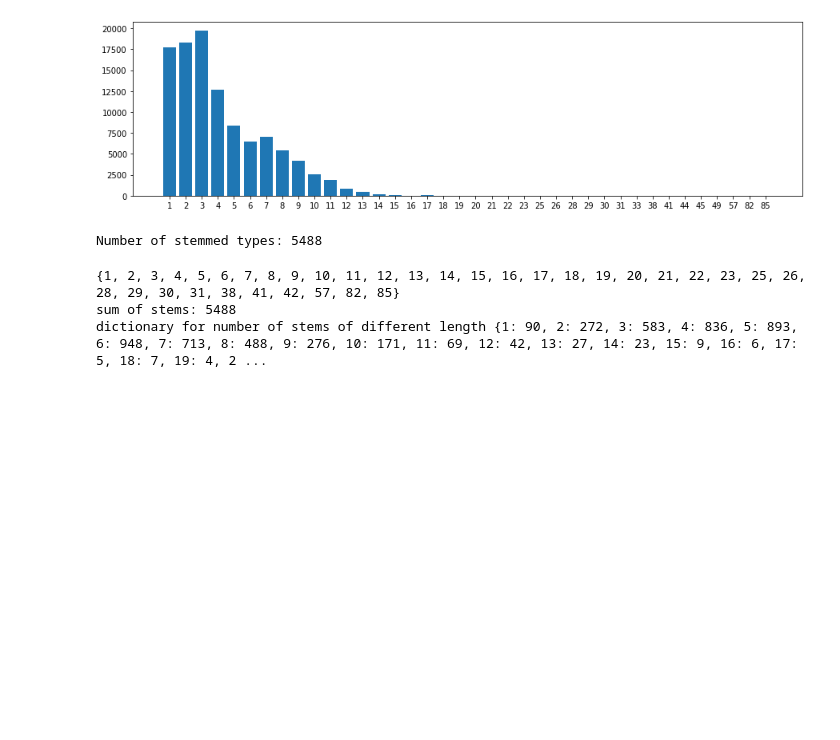
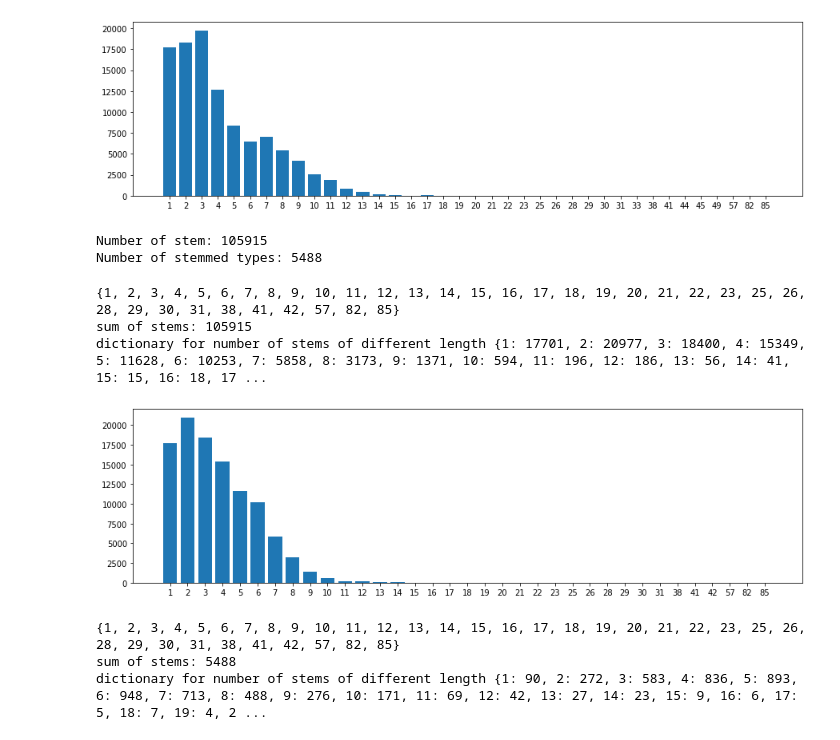
Before and after one commit to hongyurain/NLP_proj, a Jupyter notebook: Proj1/Data_analysis_LawCases.ipynb, the cells around one changed output. Drawn from its saved outputs; the diff is of its cells as text; code cells hidden in the pictures; blank space fills up the shorter version.

Commit message:
create graphs

```diff
--- a/Proj1/Data_analysis_LawCases.ipynb
+++ b/Proj1/Data_analysis_LawCases.ipynb
@@ -75,12 +75,50 @@ dictionary for number of tokens of different length {1: 17701, 2: 18310, 3: 1975
 # %%
 #stemming
 stemmer = nltk.stem.porter.PorterStemmer()
+stems=list()
+for token in tokens:
+    stems.append(stemmer.stem(token))
+print ('Number of stem: '+ str(len(stems)))
 stemmed_types= set()
 for token_type in token_types:
     stemmed_types.add(stemmer.stem(token_type))
 print ('Number of stemmed types: '+ str(len(stemmed_types)))
 # %% [output]
+Number of stem: 105915
 Number of stemmed types: 5488
+# %%
+Len_stem=set()
+
+for stem in stems:
+    Len_stem.add(len(stem))
+list(Len_stem)
+print(Len_stem)
+
+num_stem=dict()
+sum_stem=0
+for length in Len_stem:
+    count=0
+    for stem in stems:
+        if(len(stem)==length):
+            count=count+1
+    sum_stem=sum_stem+count
+    num_stem[length]=count
+print("sum of stems:",sum_stem)
+print("dictionary for number of stems of different length",num_stem)
+
+stem_length = list(num_stem.keys())
+count_values3 = list(num_stem.values())
+
+##total number of tokens
+plt.figure(figsize=(15,4))
+plt.bar(range(len(num_stem)),count_values3,tick_label=stem_length)
+plt.savefig('LawCase_stems.png')
+plt.show()
+# %% [output]
+{1, 2, 3, 4, 5, 6, 7, 8, 9, 10, 11, 12, 13, 14, 15, 16, 17, 18, 19, 20, 21, 22, 23, 25, 26, 28, 29, 30, 31, 38, 41, 42, 57, 82, 85}
+sum of stems: 105915
+dictionary for number of stems of different length {1: 17701, 2: 20977, 3: 18400, 4: 15349, 5: 11628, 6: 10253, 7: 5858, 8: 3173, 9: 1371, 10: 594, 11: 196, 12: 186, 13: 56, 14: 41, 15: 15, 16: 18, 17 ...
+[figure, added]
 # %%
 Len_stem_type=set()
 for stemmed_type in stemmed_types:
```
Also changed, not shown: parts of 3 cells of this notebook, 9 other files.
